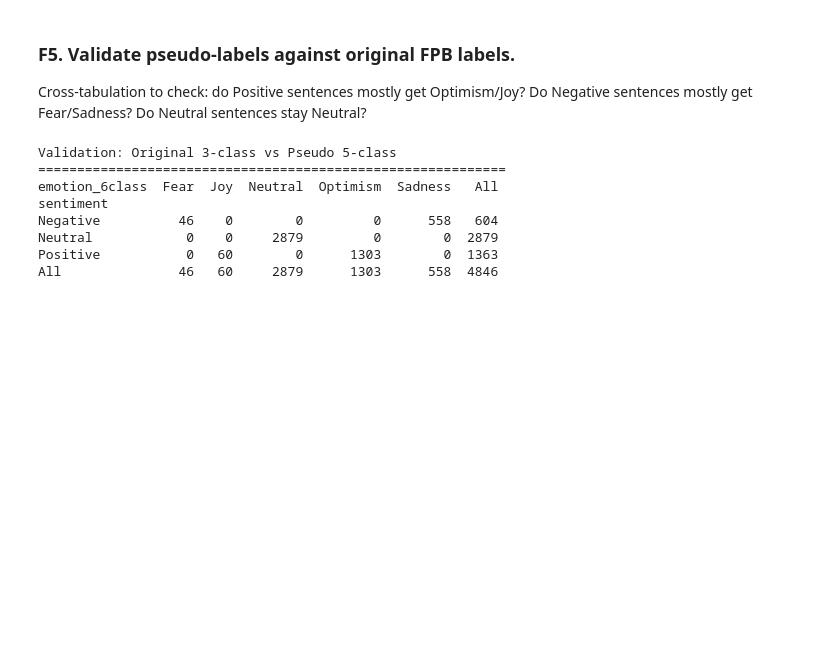
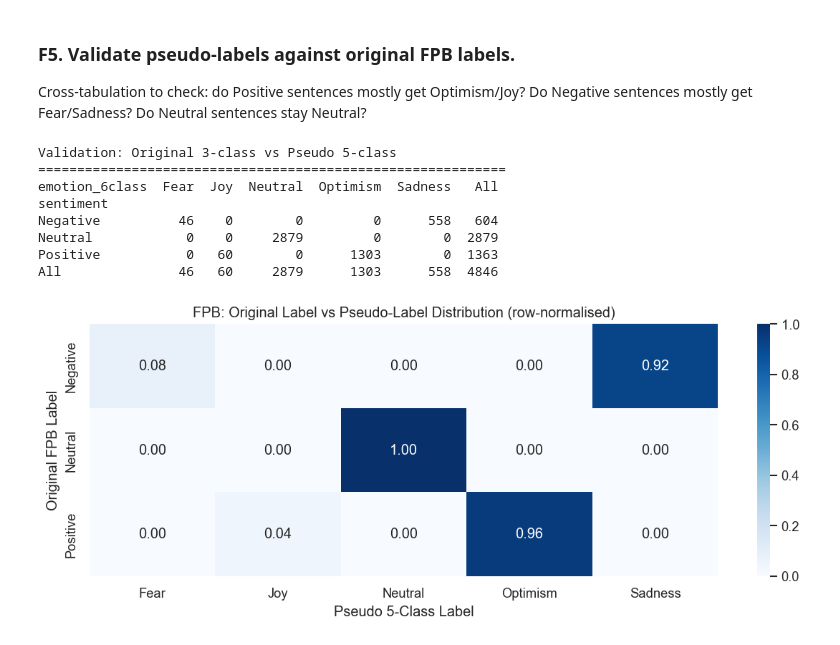
Before and after one commit to Kevinmonitor/TECHNOLOGY-DESIGN-PROJECT, a Jupyter notebook: Dataset_Explorer_GoEmotions_FinancialPhraseBank.ipynb, the cells around one changed output. Drawn from its saved outputs; the diff is of its cells as text; code cells hidden in the pictures; blank space fills up the shorter version.

Commit message:
validation heatmap

```diff
--- a/Dataset_Explorer_GoEmotions_FinancialPhraseBank.ipynb
+++ b/Dataset_Explorer_GoEmotions_FinancialPhraseBank.ipynb
@@ -873,3 +873,15 @@ Negative          46    0        0         0      558   604
 Neutral            0    0     2879         0        0  2879
 Positive           0   60        0      1303        0  1363
 All               46   60     2879      1303      558  4846
+# %%
+# Heatmap visualisation
+fig, ax = plt.subplots(figsize=(10, 4))
+ct = pd.crosstab(fpb_df['sentiment'], fpb_df['emotion_6class'], normalize='index')
+sns.heatmap(ct, annot=True, fmt='.2f', cmap='Blues', ax=ax)
+ax.set_title('FPB: Original Label vs Pseudo-Label Distribution (row-normalised)')
+ax.set_ylabel('Original FPB Label')
+ax.set_xlabel('Pseudo 5-Class Label')
+plt.tight_layout()
+plt.show()
+# %% [output]
+[figure, added]
```
